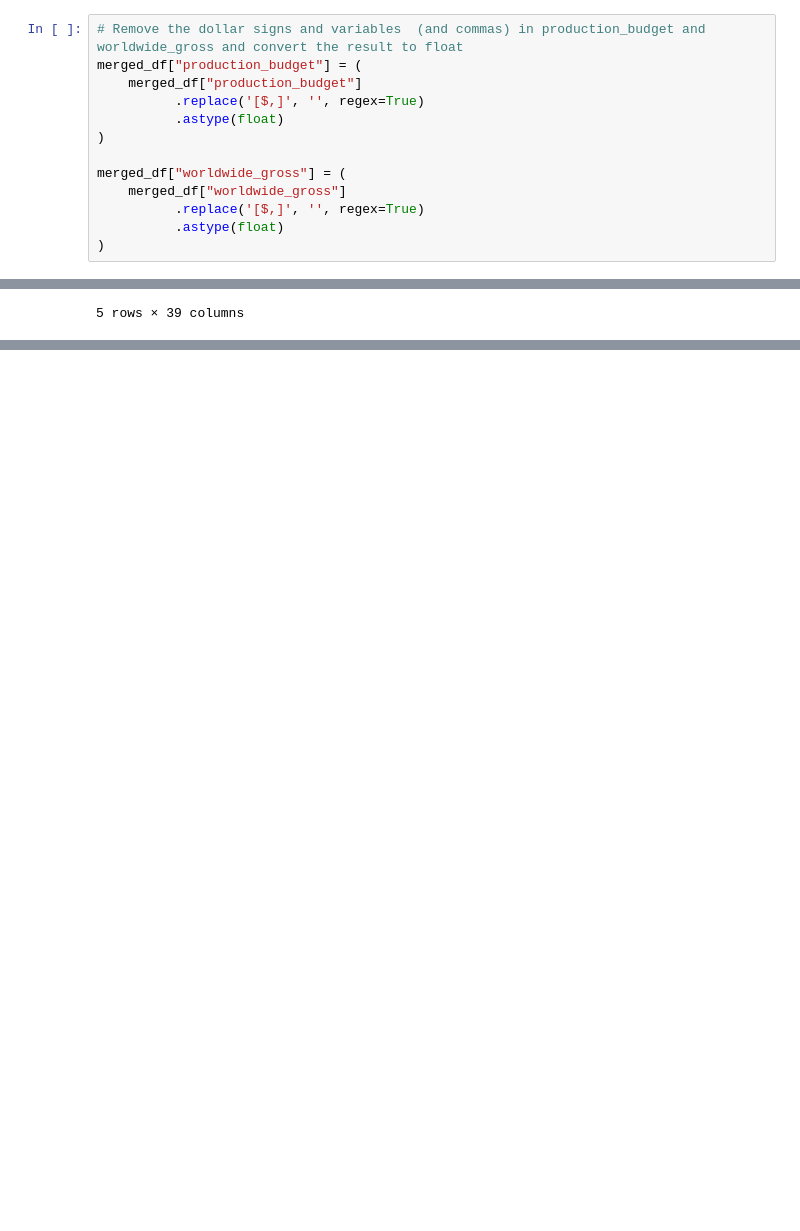
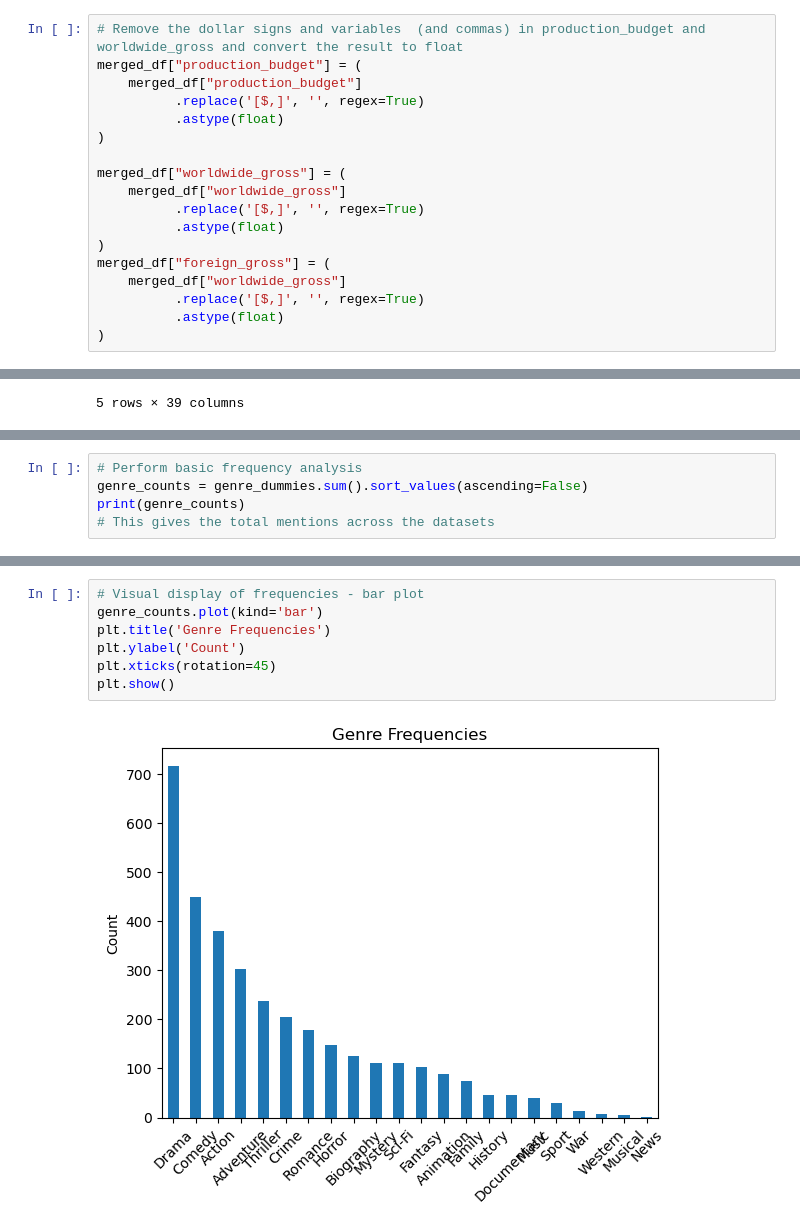
Before and after one commit to Kissienya/group-2-phase-2-moringa-project, a Jupyter notebook: student.ipynb, the cells around one changed output, grey strips where cells are left out. Cells and saved outputs as stored; diff of their text form; blank space fills up the shorter version.

```diff
--- a/student.ipynb
+++ b/student.ipynb
@@ -350,6 +352,11 @@ merged_df["worldwide_gross"] = (
           .replace('[$,]', '', regex=True)
           .astype(float)
 )
+merged_df["foreign_gross"] = (
+    merged_df["worldwide_gross"]
+          .replace('[$,]', '', regex=True)
+          .astype(float)
+)
 # %%
 # Drop the domestic_gross_x column – We consider the already cleaned variable domestic_gross_y
 merged_df = merged_df.drop(columns="domestic_gross_x")
@@ -513,0 +523,5 @@ merged_df.head()
+# %%
+# Perform basic frequency analysis
+genre_counts = genre_dummies.sum().sort_values(ascending=False)
+print(genre_counts)
+# This gives the total mentions across the datasets
@@ -513,0 +546,9 @@ merged_df.head()
+# %%
+# Visual display of frequencies - bar plot
+genre_counts.plot(kind='bar')
+plt.title('Genre Frequencies')
+plt.ylabel('Count')
+plt.xticks(rotation=45)
+plt.show()
+# %% [output]
+[figure, added]
```
Also changed, not shown: parts of 17 cells of this notebook.
